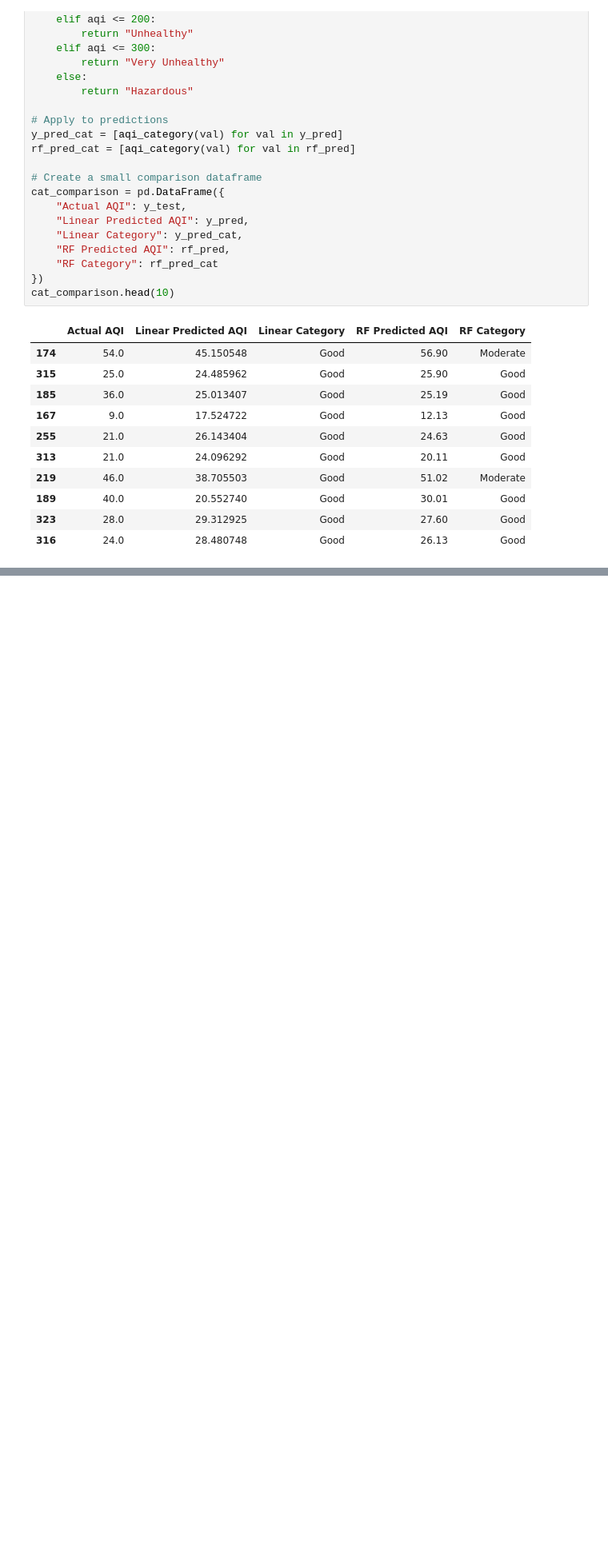
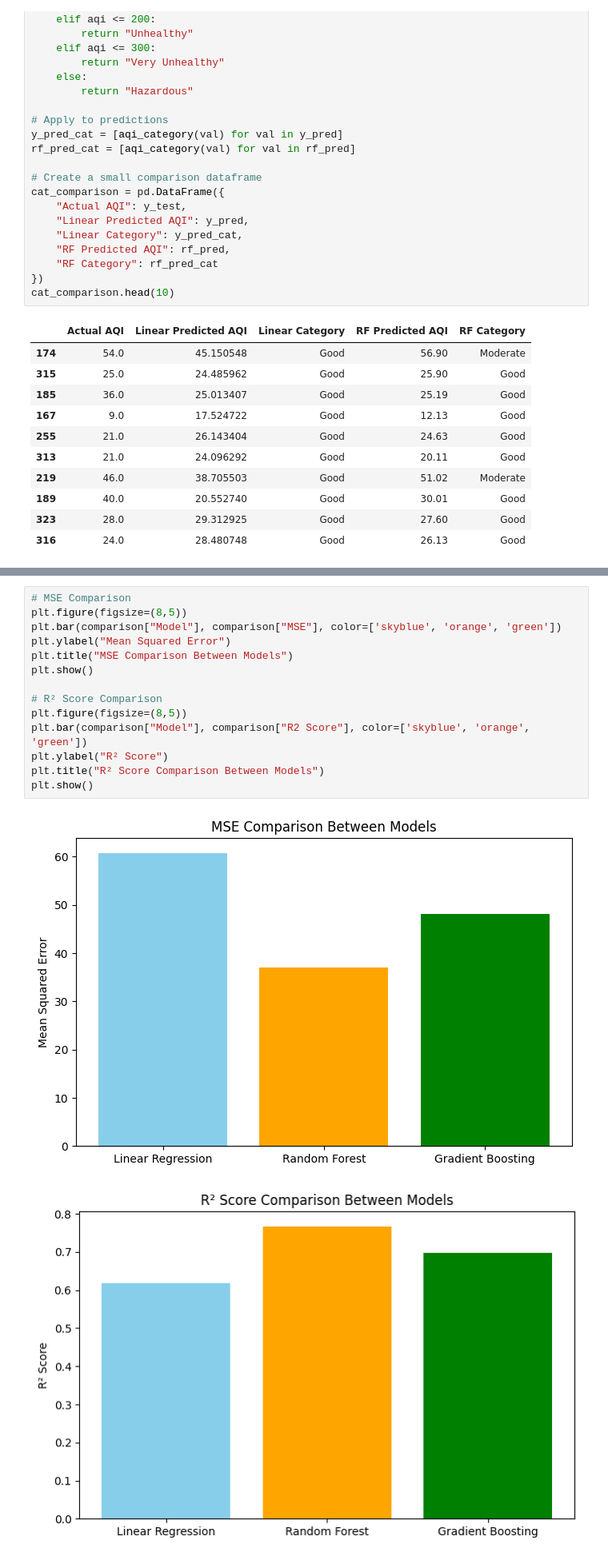
Before and after one commit to ZohaibAfzal295/air-quality-analysis, a Jupyter notebook: notebooks/first_model.ipynb, the cells around one changed output, grey strips where cells are left out. Shown at 80% size. Drawn from its saved outputs; the diff is of its cells as text; blank space fills up the shorter version.

```diff
--- a/notebooks/first_model.ipynb
+++ b/notebooks/first_model.ipynb
@@ -298,0 +360,17 @@ cat_comparison.head(10)
+# %%
+# MSE Comparison
+plt.figure(figsize=(8,5))
+plt.bar(comparison["Model"], comparison["MSE"], color=['skyblue', 'orange', 'green'])
+plt.ylabel("Mean Squared Error")
+plt.title("MSE Comparison Between Models")
+plt.show()
+
+# R² Score Comparison
+plt.figure(figsize=(8,5))
+plt.bar(comparison["Model"], comparison["R2 Score"], color=['skyblue', 'orange', 'green'])
+plt.ylabel("R² Score")
+plt.title("R² Score Comparison Between Models")
+plt.show()
+# %% [output]
+[figure, added]
+[figure, added]
```
Also changed, not shown: parts of 22 cells of this notebook, 1 other file.
